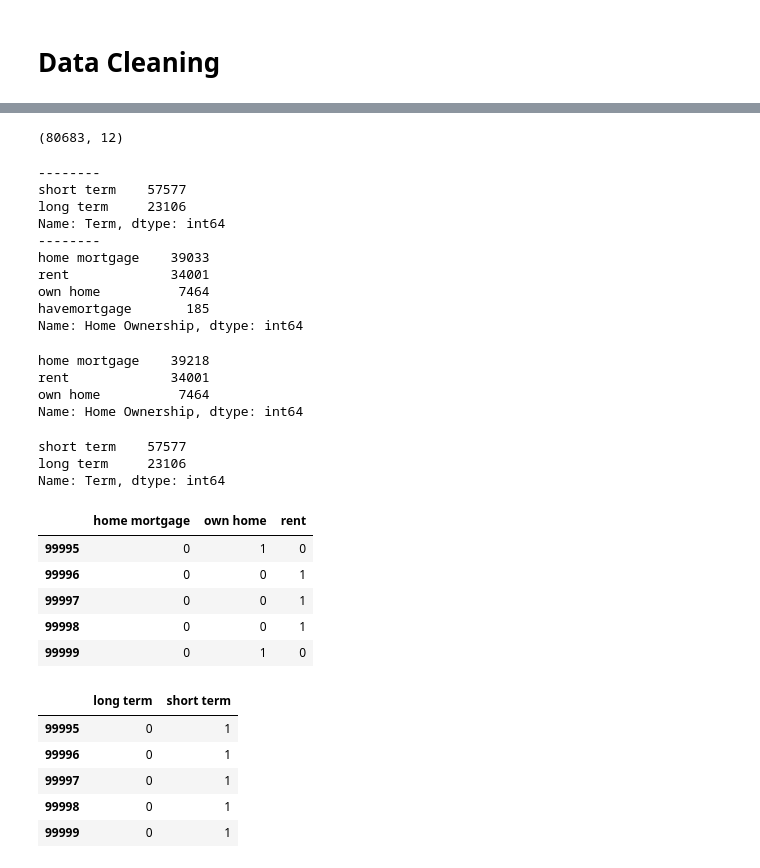
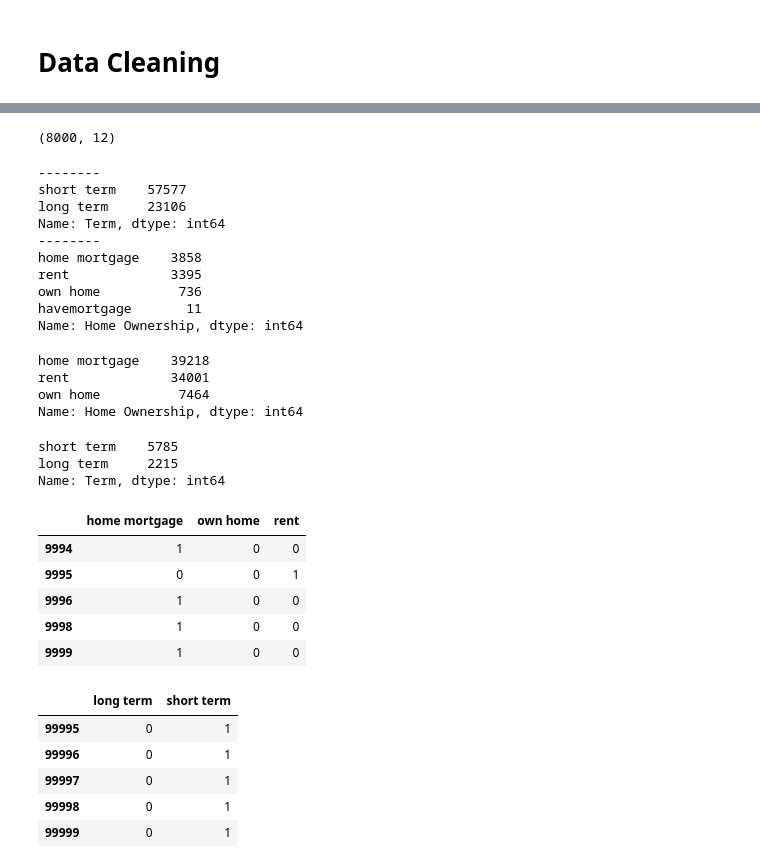
Before and after one commit to KavishNaran/Loan-risk---machine-learning, a Jupyter notebook: Loan Risk Data Cleaning.ipynb, the cells around one changed output, grey strips where cells are left out. Cells and saved outputs as stored; diff of their text form; code cells hidden in the pictures.

```diff
--- a/Loan Risk Data Cleaning.ipynb
+++ b/Loan Risk Data Cleaning.ipynb
@@ -27,5 +34,5 @@ loan_data.head(5)
 | 3 | 77598f7b-32e7-4e3b-a6e5-06ba0d98fe8a | e777faab-98ae-45af-9a86-7ce5b33b1011 | Fully Paid | 347666.0 | Long Term | 721.0 | 806949.0 | ... |
 | 4 | d4062e70-befa-4995-8643-a0de73938182 | 81536ad9-5ccf-4eb8-befb-47a4d608658e | Fully Paid | 176220.0 | Short Term | NaN | NaN | ... |
 # %%
-loan_data_clean = loan_data.applymap(lambda x: x.lower() if isinstance(x, str) else x)
-loan_data_clean.head(5)
+clean_test = loan_data_test.applymap(lambda x: x.lower() if isinstance(x, str) else x)
+clean_train = loan_data_train.applymap(lambda x: x.lower() if isinstance(x, str) else x)
@@ -39,4 +39,4 @@ loan_data_clean.head(5)
 # %%
 #Drop columns which are not required for analysis
-loan_data_clean = loan_data_clean.drop(columns=['Loan ID','Customer ID','Years in current job', 'Loan Status', 'Months since last delinquent', 'Tax Liens', 'Purpose'])
-loan_data_clean.head(5)
+clean_test = clean_test.drop(columns=['Loan ID','Customer ID','Years in current job', 'Loan Status', 'Months since last delinquent', 'Tax Liens', 'Purpose'])
+clean_train = clean_train.drop(columns=['Loan ID','Customer ID','Years in current job', 'Months since last delinquent', 'Tax Liens', 'Purpose'])
@@ -50,31 +43,33 @@ loan_data_clean.head(5)
 # %%
 #Drop all null values from data frame
-loan_data_clean.dropna(inplace=True)
+clean_test.dropna(inplace=True)
+clean_train.dropna(inplace=True)
 
 #Print size of data set
-print(loan_data_clean.shape)
+print(clean_train.shape)
 # %% [output]
-(80683, 12)
+(8000, 12)
 # %%
 # Verify the categories of the 'Term','Home Onwership' and 'Purpose'column
 print('--------')
-print(loan_data_clean['Term'].value_counts())
+print(clean_test['Term'].value_counts())
 print('--------')
-print(loan_data_clean['Home Ownership'].value_counts())
+print(clean_train['Home Ownership'].value_counts())
 # %% [output]
 --------
 short term    57577
 long term     23106
 Name: Term, dtype: int64
 --------
-home mortgage    39033
-rent             34001
-own home          7464
-havemortgage       185
+home mortgage    3858
+rent             3395
+own home          736
+havemortgage       11
 Name: Home Ownership, dtype: int64
 # %%
-loan_data_clean = loan_data_clean.replace({'havemortgage': 'home mortgage'})
-print(loan_data_clean['Home Ownership'].value_counts())
+clean_test = clean_test.replace({'havemortgage': 'home mortgage'})
+clean_train = clean_train.replace({'havemortgage': 'home mortgage'})
+print(clean_test['Home Ownership'].value_counts())
 # %% [output]
 home mortgage    39218
 rent             34001
@@ -82,23 +77,24 @@ own home          7464
 Name: Home Ownership, dtype: int64
 # %%
 # Verify the categories of the 'Term' column
-loan_data_clean['Term'].value_counts()
+clean_test['Term'].value_counts()
+clean_train['Term'].value_counts()
 # %% [output]
-short term    57577
-long term     23106
+short term    5785
+long term     2215
 Name: Term, dtype: int64
 # %%
 # Transform the Home Ownership column using get_dummies
-home_dummies = pd.get_dummies(loan_data_clean['Home Ownership'])
-
+home_dummies1 = pd.get_dummies(clean_test['Home Ownership'])
+home_dummies2 = pd.get_dummies(clean_train['Home Ownership'])
 # Display the transformed data
-home_dummies.tail()
+home_dummies2.tail()
 # %% [output]
 |  | home mortgage | own home | rent |
-| 99995 | 0 | 1 | 0 |
-| 99996 | 0 | 0 | 1 |
-| 99997 | 0 | 0 | 1 |
-| 99998 | 0 | 0 | 1 |
-| 99999 | 0 | 1 | 0 |
+| 9994 | 1 | 0 | 0 |
+| 9995 | 0 | 0 | 1 |
+| 9996 | 1 | 0 | 0 |
+| 9998 | 1 | 0 | 0 |
+| 9999 | 1 | 0 | 0 |
 # %%
 # Transform the Term column using get_dummies
```
Also changed, not shown: parts of 11 cells of this notebook, 4 other files.
